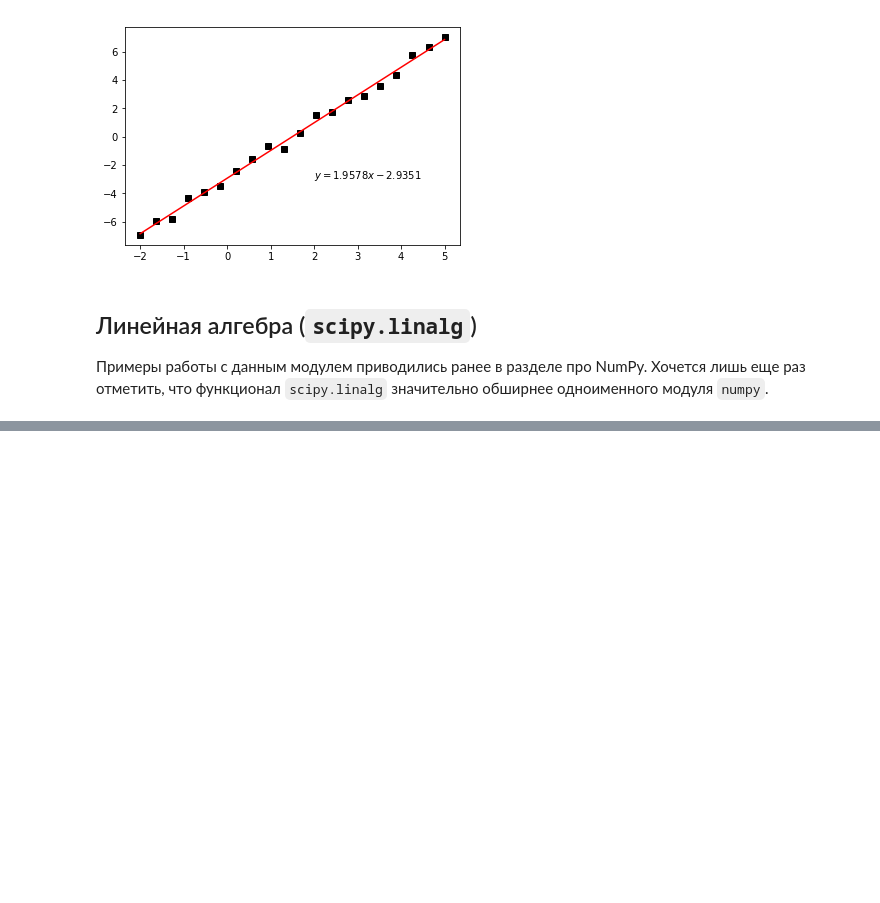
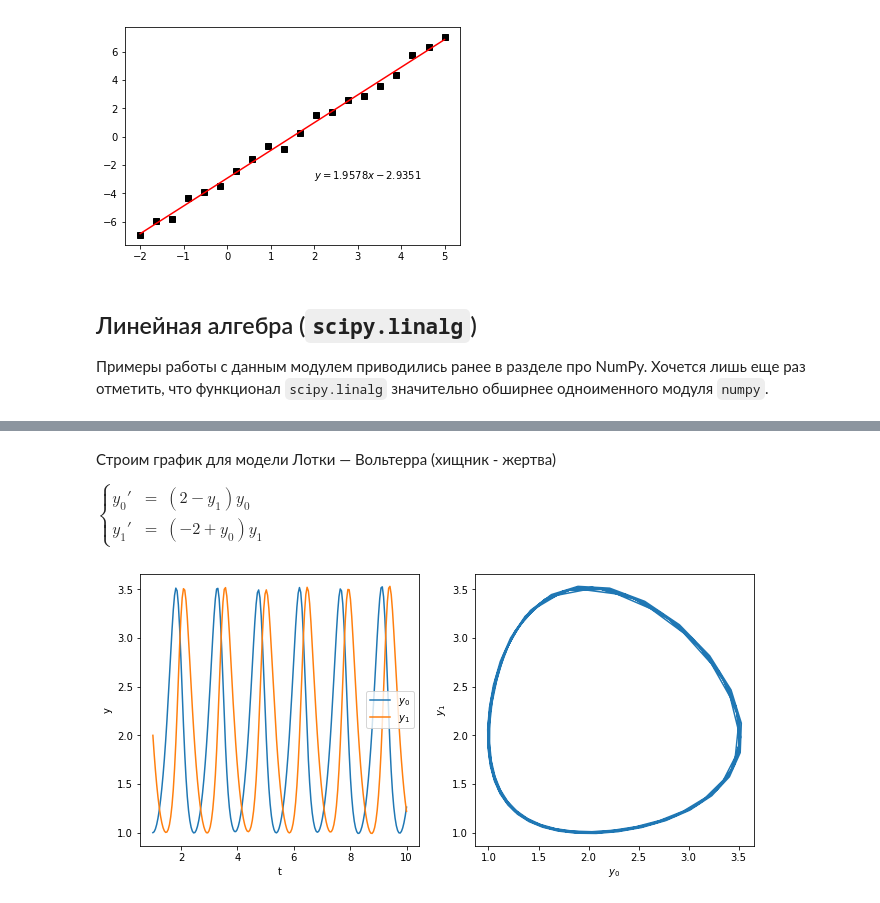
Before and after one commit to yamarus/PyForSci, a Jupyter notebook: source/lectures/theme8.ipynb, the cells around one changed output, grey strips where cells are left out. Drawn from its saved outputs; the diff is of its cells as text; code cells hidden in the pictures; blank space fills up the shorter version.

```diff
--- a/source/lectures/theme8.ipynb
+++ b/source/lectures/theme8.ipynb
@@ -63,0 +187,30 @@ LinregressResult(slope=1.9577740833558688, intercept=-2.9350803264444907, rvalue
+# %% [markdown]
+Строим график для модели Лотки — Вольтерра (хищник - жертва)
+
+$\left\{\begin{array}{lcl}y_0' &=& (2-y_1)y_0 \\ y_1' &=& (-2 + y_0)y_1\end{array}\right.$
+# %%
+def y(t, y):
+    d0=(2-y[1])*y[0]
+    d1=(-2 + y[0])*y[1]
+    return [d0,d1]
+res= integrate.solve_ivp(y,
+                          (0,20),
+                          [1,2],
+                        t_eval=np.linspace(0,20,200))
+
+fig, ax = plt.subplots(nrows=1, ncols=2, figsize=(11, 5))
+
+ax[0].plot(np.linspace(1,10,200),res.y[0], label='$y_0$')
+ax[0].plot(np.linspace(1,10,200),res.y[1], label='$y_1$')
+ax[0].legend()
+ax[0].set_xlabel('t')
+ax[0].set_ylabel('y')
+
+
+ax[1].plot(res.y[0],res.y[1])
+ax[1].set_xlabel('$y_0$')
+ax[1].set_ylabel('$y_1$')
+
+plt.show()
+# %% [output]
+[figure, added]
```
Also changed, not shown: parts of 16 cells of this notebook, 4 other files.
